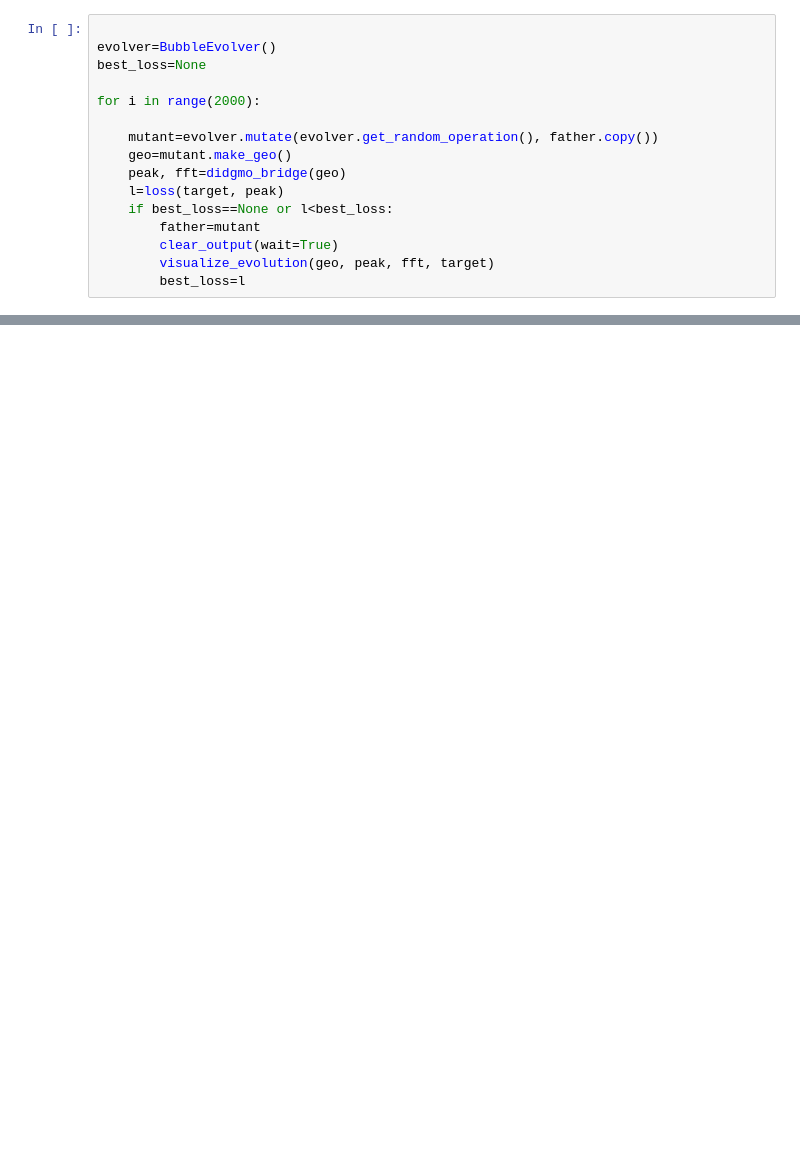
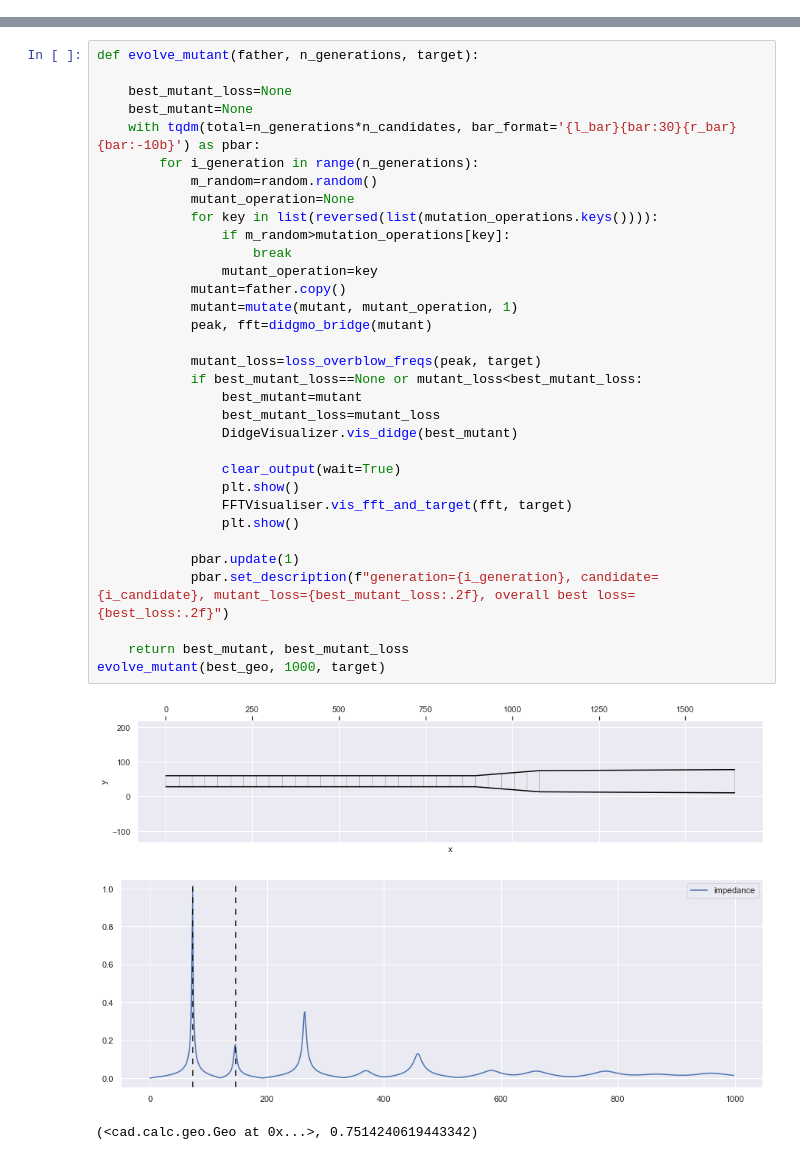
Before and after one commit to jnehring/didge-lab, a Jupyter notebook: src/didgelab.ipynb, the cells around one changed output, grey strips where cells are left out. Drawn from its saved outputs; the diff is of its cells as text; blank space fills up the shorter version.

```diff
--- a/src/didgelab.ipynb
+++ b/src/didgelab.ipynb
@@ -169,19 +167,3 @@ abc
-# %%
-
-evolver=BubbleEvolver()
-best_loss=None
-
-for i in range(2000):
-
-    mutant=evolver.mutate(evolver.get_random_operation(), father.copy())
-    geo=mutant.make_geo()
-    peak, fft=didgmo_bridge(geo)
-    l=loss(target, peak)
-    if best_loss==None or l<best_loss:
-        father=mutant
-        clear_output(wait=True)
-        visualize_evolution(geo, peak, fft, target)
-        best_loss=l
 # %%
 import random
 from tqdm import tqdm
@@ -309,0 +394,37 @@ def evolve(geo, target):
+# %%
+def evolve_mutant(father, n_generations, target):
+
+    best_mutant_loss=None
+    best_mutant=None
+    with tqdm(total=n_generations*n_candidates, bar_format='{l_bar}{bar:30}{r_bar}{bar:-10b}') as pbar:
+        for i_generation in range(n_generations):
+            m_random=random.random()
+            mutant_operation=None
+            for key in list(reversed(list(mutation_operations.keys()))):
+                if m_random>mutation_operations[key]:
+                    break
+                mutant_operation=key
+            mutant=father.copy()
+            mutant=mutate(mutant, mutant_operation, 1)
+            peak, fft=didgmo_bridge(mutant)
+
+            mutant_loss=loss_overblow_freqs(peak, target)
+            if best_mutant_loss==None or mutant_loss<best_mutant_loss:
+                best_mutant=mutant
+                best_mutant_loss=mutant_loss
+                DidgeVisualizer.vis_didge(best_mutant)
+
+                clear_output(wait=True)
+                plt.show()
+                FFTVisualiser.vis_fft_and_target(fft, target)
+                plt.show()
+
+            pbar.update(1)
+            pbar.set_description(f"generation={i_generation}, candidate={i_candidate}, mutant_loss={best_mutant_loss:.2f}, overall best loss={best_loss:.2f}")
+
+    return best_mutant, best_mutant_loss
+evolve_mutant(best_geo, 1000, target)
+# %% [output]
+[figure, added]
+[figure, added]
+(<cad.calc.geo.Geo at 0x...>, 0.7514240619443342)
```
Also changed, not shown: parts of 8 cells of this notebook, 22 other files.
